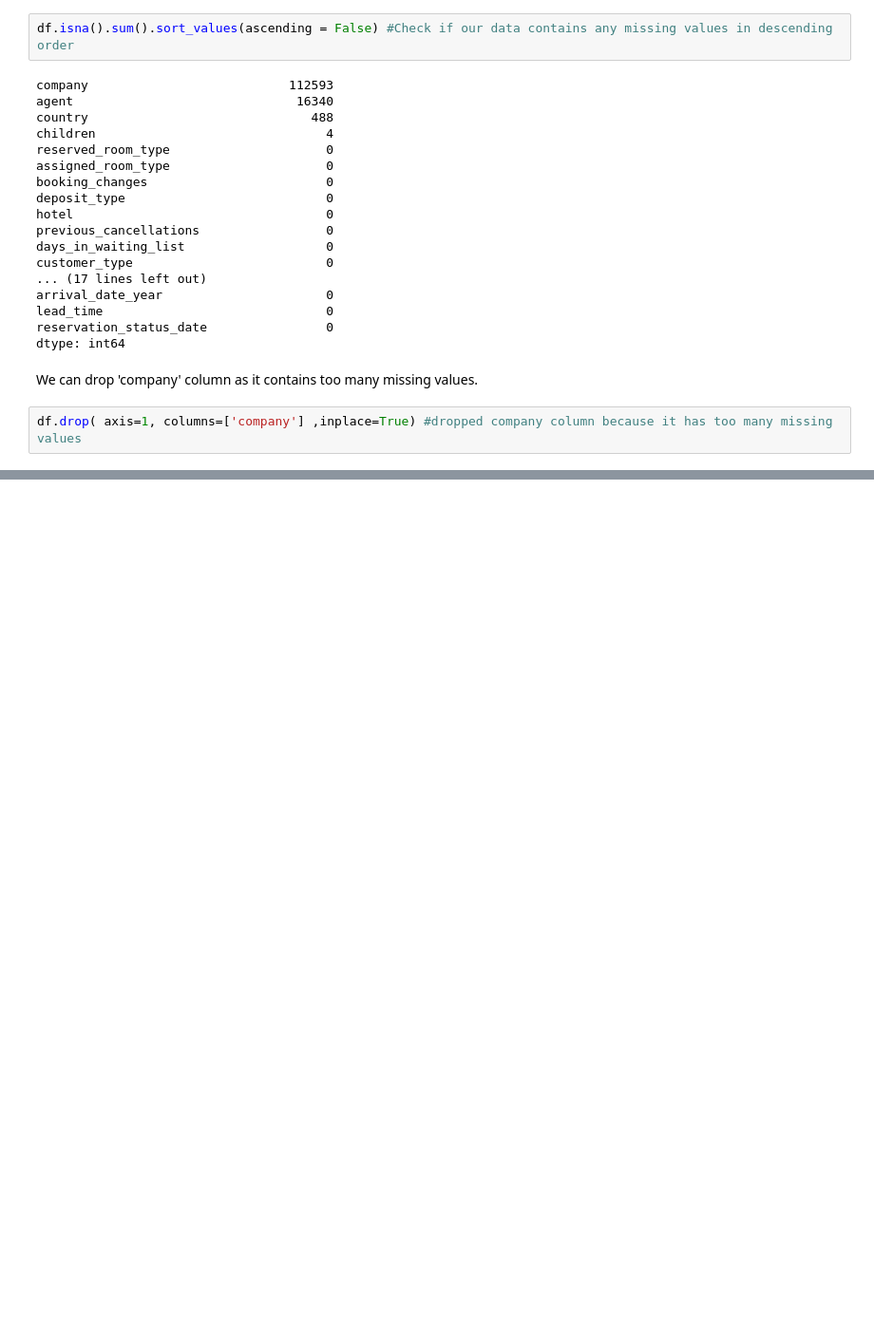
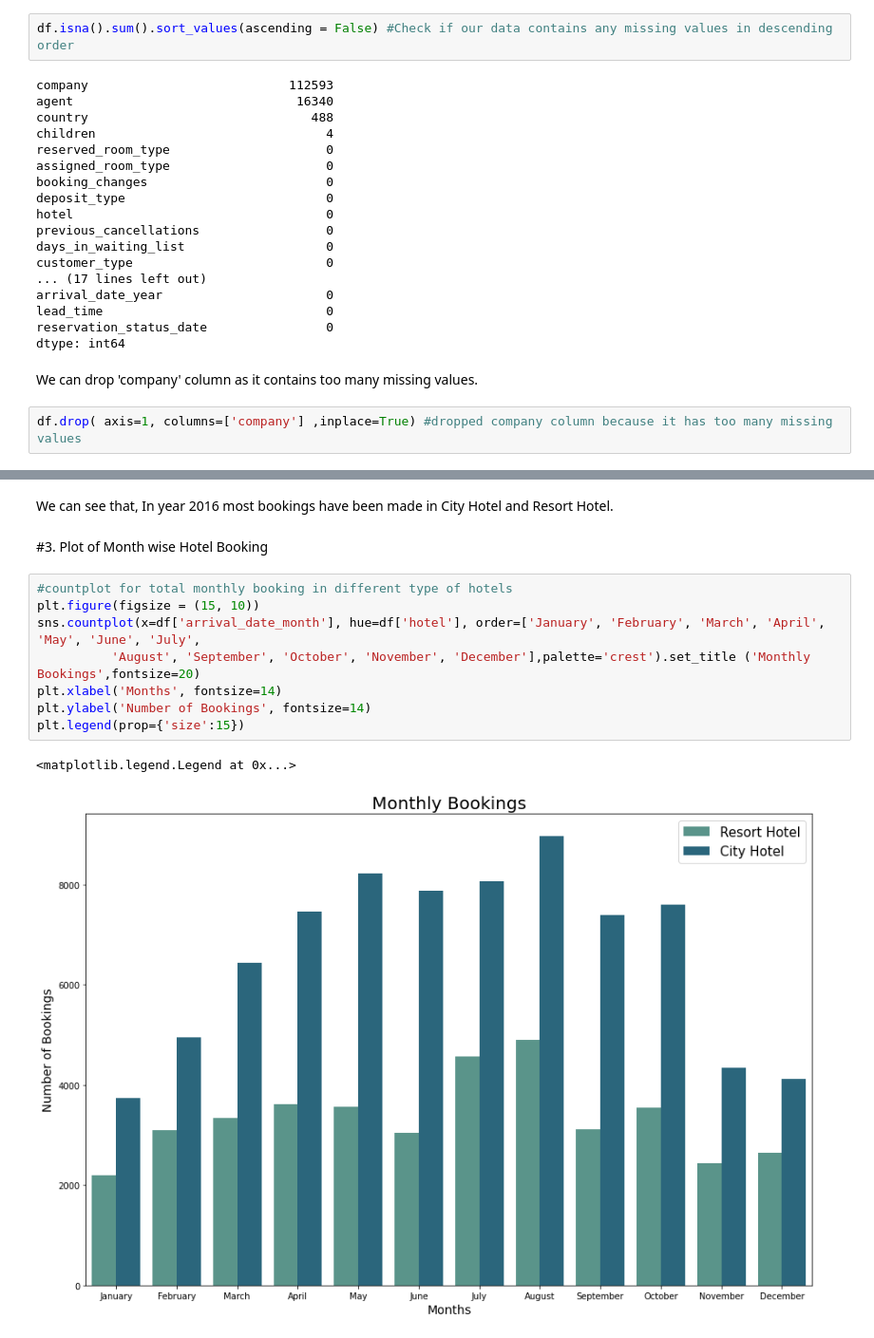
Before and after one commit to Sameervasudev/Capstone_Project_Hotel_Booking, a Jupyter notebook: Sameer_Talashilkar_|_Hotel_Booking_Analysis_Capstone_Project.ipynb, the cells around one changed output, grey strips where cells are left out. Shown at 95% size. Saved outputs shown, nothing was run; the diff lists cells and outputs as text; blank space fills up the shorter version.

```diff
--- a/Sameer_Talashilkar_|_Hotel_Booking_Analysis_Capstone_Project.ipynb
+++ b/Sameer_Talashilkar_|_Hotel_Booking_Analysis_Capstone_Project.ipynb
@@ -119,0 +192,15 @@ df.drop( axis=1, columns=['company'] ,inplace=True) #dropped company column beca
+# %% [markdown]
+ We can see that, In year 2016 most bookings have been made in City Hotel and Resort Hotel.
+# %% [markdown]
+#3. Plot of Month wise Hotel Booking
+# %%
+#countplot for total monthly booking in different type of hotels
+plt.figure(figsize = (15, 10))
+sns.countplot(x=df['arrival_date_month'], hue=df['hotel'], order=['January', 'February', 'March', 'April', 'May', 'June', 'July',
+          'August', 'September', 'October', 'November', 'December'],palette='crest').set_title ('Monthly Bookings',fontsize=20)
+plt.xlabel('Months', fontsize=14)
+plt.ylabel('Number of Bookings', fontsize=14)
+plt.legend(prop={'size':15})
+# %% [output]
+<matplotlib.legend.Legend at 0x...>
+[figure, added]
```
Also changed, not shown: parts of 27 cells of this notebook.
